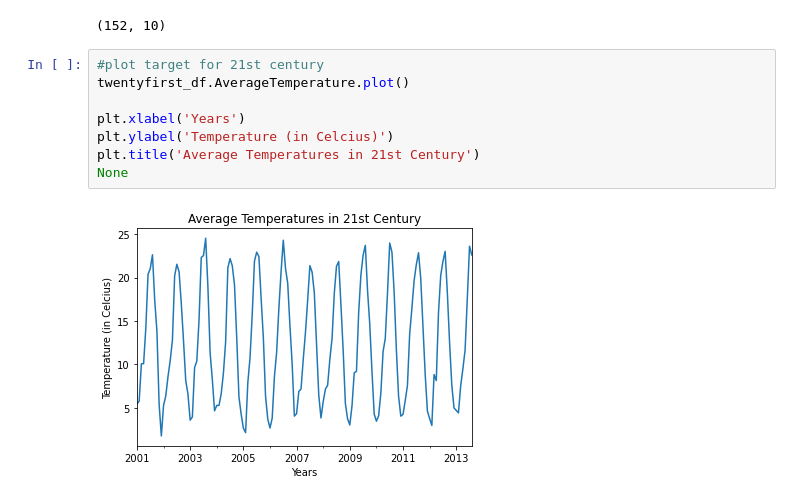
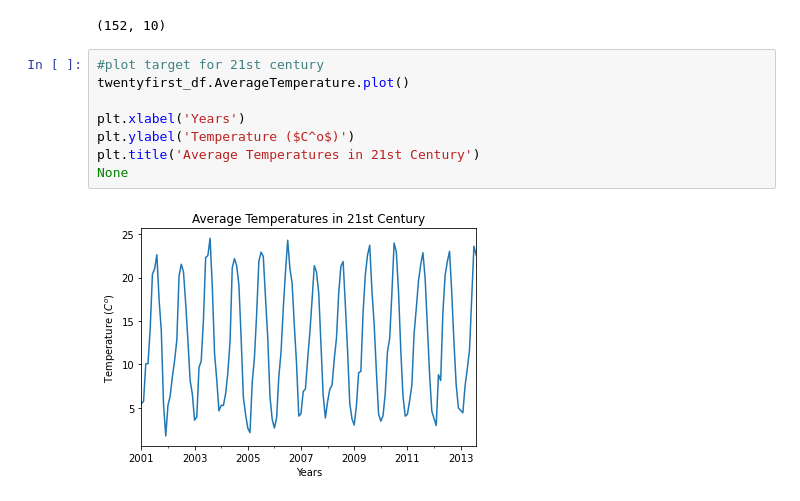
Before and after one commit to natasharivers/time-series-exercises, a Jupyter notebook: Time Series Project.ipynb, the cells around one changed output. Cells and saved outputs as stored; diff of their text form.

```diff
--- a/Time Series Project.ipynb
+++ b/Time Series Project.ipynb
@@ -662,10 +671,10 @@ twentyfirst_df.shape
 # %%
 #plot target for 21st century
 twentyfirst_df.AverageTemperature.plot()
 
 plt.xlabel('Years')
-plt.ylabel('Temperature (in Celcius)')
+plt.ylabel('Temperature ($C^o$)')
 plt.title('Average Temperatures in 21st Century')
 None
 # %% [output]
-[figure, old version]
+[figure, new version]
```
Also changed, not shown: parts of 7 cells of this notebook.
